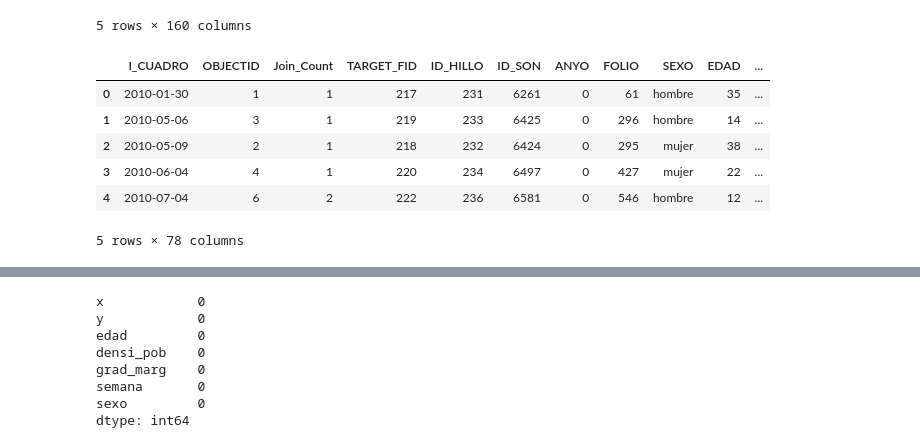
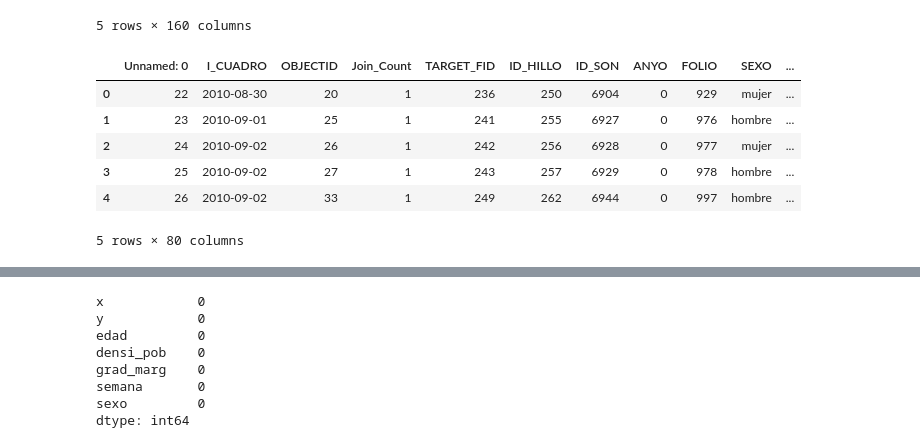
Before and after one commit to MaAnCoSa/fd_fhd_hmo_2010, a Jupyter notebook: 00_analysis_population.ipynb, the cells around one changed output, grey strips where cells are left out. Drawn from its saved outputs; the diff is of its cells as text; code cells hidden in the pictures.

```diff
--- a/00_analysis_population.ipynb
+++ b/00_analysis_population.ipynb
@@ -23,21 +23,21 @@ agebs_gdf.head()
 5 rows × 160 columns
 # %%
 data = pd.read_csv("nominal_data_dengue_2010.csv")
-data_by_date = pd.read_csv("data_by_date.csv")
+data_by_date = pd.read_csv("gdf_clustered.csv")
 gdf = gpd.GeoDataFrame(
-    data_by_date, geometry=gpd.points_from_xy(data["x"], data["y"]), crs="EPSG:4326"
+    data_by_date, geometry=gpd.points_from_xy(data_by_date["x"], data_by_date["y"]), crs="EPSG:4326"
 )
-gdf["x"] = data["x"]
-gdf["y"] = data["y"]
+gdf["x"] = data_by_date["x"]
+gdf["y"] = data_by_date["y"]
 gdf.head()
 # %% [output]
-|  | I_CUADRO | OBJECTID | Join_Count | TARGET_FID | ID_HILLO | ID_SON | ANYO | FOLIO | SEXO | EDAD | ... |
-| 0 | 2010-01-30 | 1 | 1 | 217 | 231 | 6261 | 0 | 61 | hombre | 35 | ... |
-| 1 | 2010-05-06 | 3 | 1 | 219 | 233 | 6425 | 0 | 296 | hombre | 14 | ... |
-| 2 | 2010-05-09 | 2 | 1 | 218 | 232 | 6424 | 0 | 295 | mujer | 38 | ... |
-| 3 | 2010-06-04 | 4 | 1 | 220 | 234 | 6497 | 0 | 427 | mujer | 22 | ... |
-| 4 | 2010-07-04 | 6 | 2 | 222 | 236 | 6581 | 0 | 546 | hombre | 12 | ... |
+|  | Unnamed: 0 | I_CUADRO | OBJECTID | Join_Count | TARGET_FID | ID_HILLO | ID_SON | ANYO | FOLIO | SEXO | ... |
+| 0 | 22 | 2010-08-30 | 20 | 1 | 236 | 250 | 6904 | 0 | 929 | mujer | ... |
+| 1 | 23 | 2010-09-01 | 25 | 1 | 241 | 255 | 6927 | 0 | 976 | hombre | ... |
+| 2 | 24 | 2010-09-02 | 26 | 1 | 242 | 256 | 6928 | 0 | 977 | mujer | ... |
+| 3 | 25 | 2010-09-02 | 27 | 1 | 243 | 257 | 6929 | 0 | 978 | hombre | ... |
+| 4 | 26 | 2010-09-02 | 33 | 1 | 249 | 262 | 6944 | 0 | 997 | hombre | ... |
-5 rows × 78 columns
+5 rows × 80 columns
 # %%
 agebs_gdf.plot()
 # %% [output]
```
Also changed, not shown: parts of 12 cells of this notebook, 17 other files.
